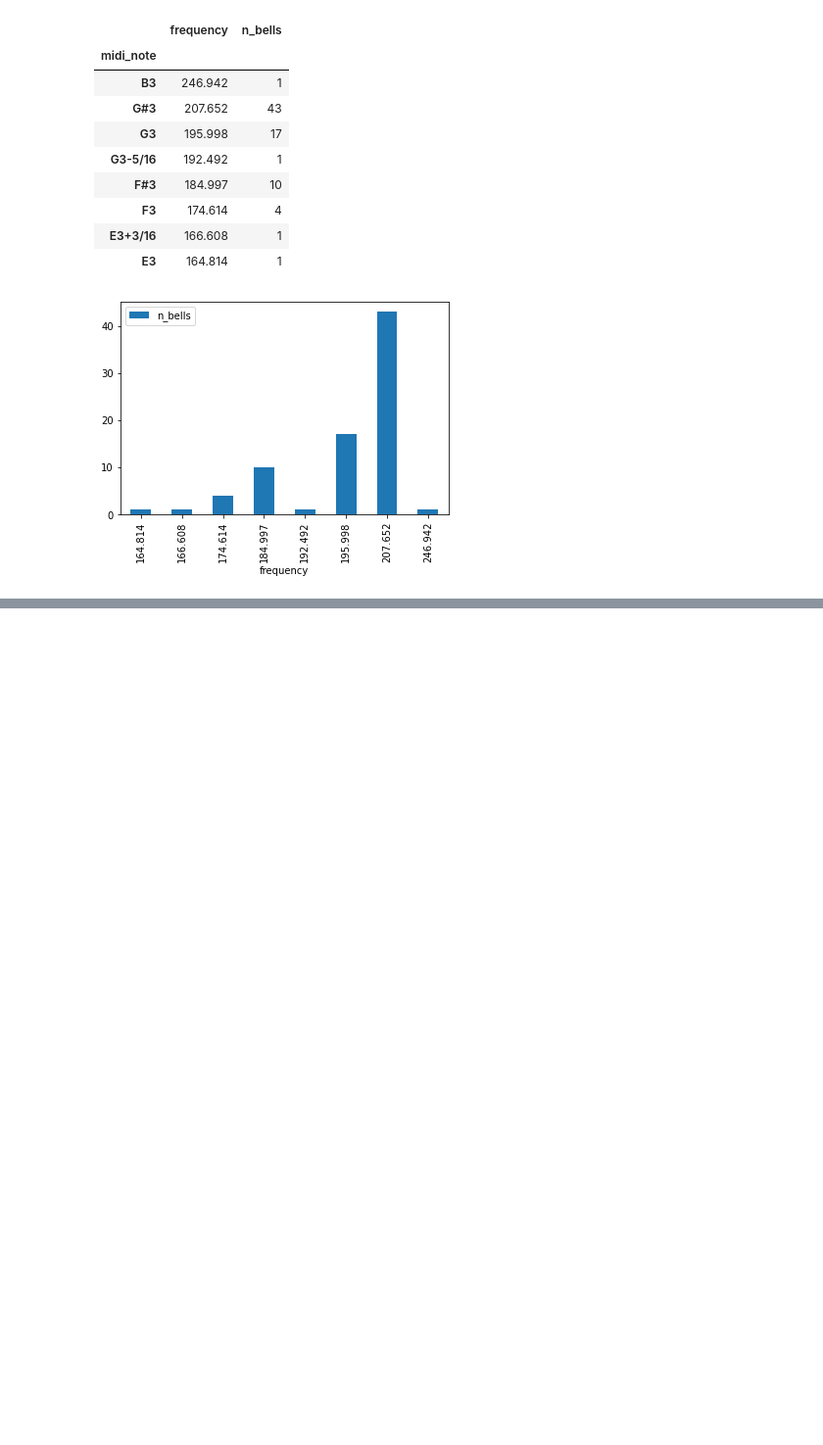
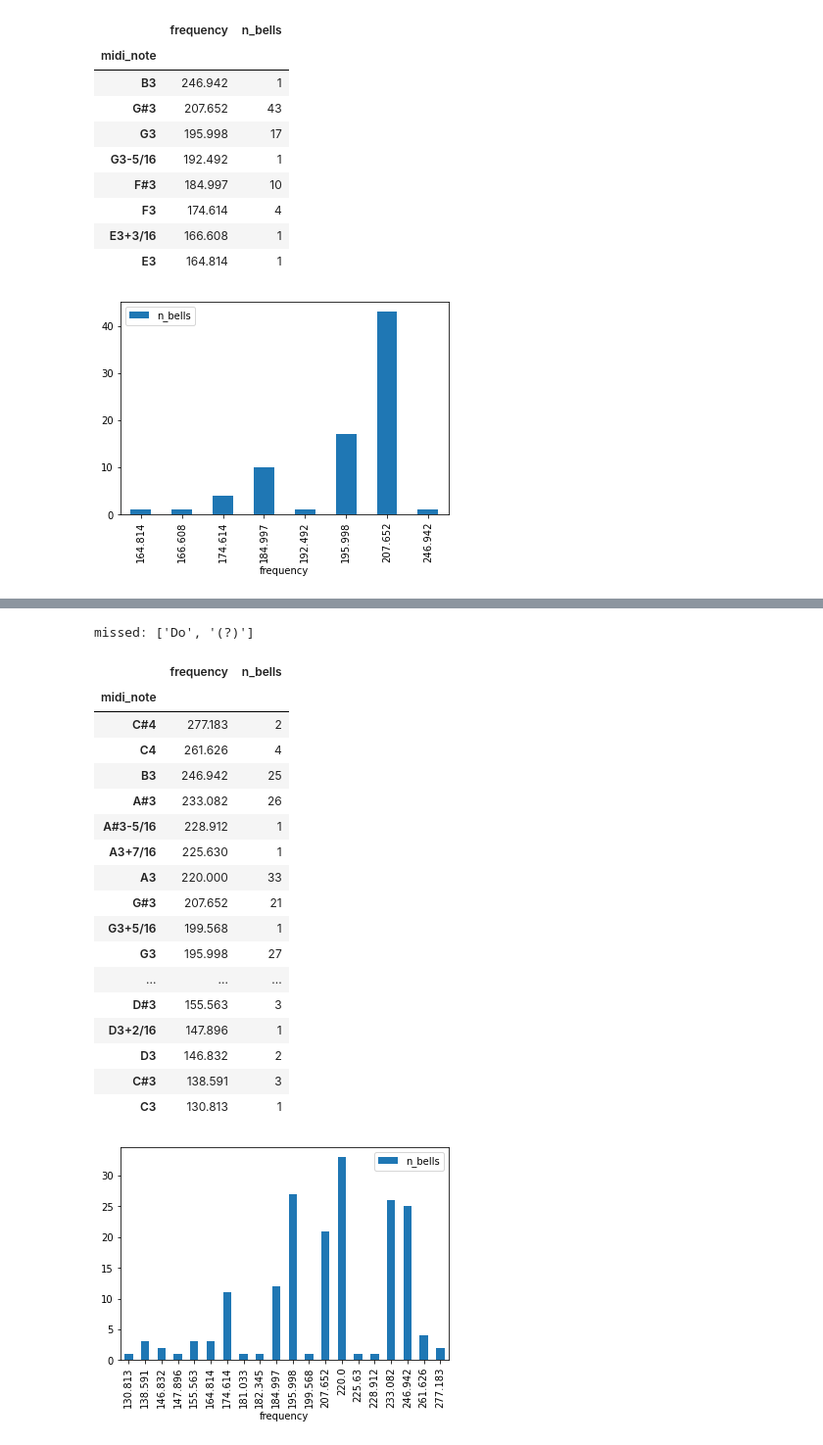
Before and after one commit to xflr6/notebooks, a Jupyter notebook: Bells.ipynb, the cells around one changed output, grey strips where cells are left out. Shown at 98% size. Cells and saved outputs as stored; diff of their text form; code cells hidden in the pictures; blank space fills up the shorter version.

```diff
--- a/Bells.ipynb
+++ b/Bells.ipynb
@@ -346,0 +489,23 @@ frequency_stats(ch[CH['note_col']], include_deltas=True).head(40)
+# %%
+frequency_stats(fr[FR['note_col']], french=True, include_deltas=True)
+# %% [output]
+missed: ['Do', '(?)']
+|  | frequency | n_bells |
+| midi_note |  |  |
+| C#4 | 277.183 | 2 |
+| C4 | 261.626 | 4 |
+| B3 | 246.942 | 25 |
+| A#3 | 233.082 | 26 |
+| A#3-5/16 | 228.912 | 1 |
+| A3+7/16 | 225.630 | 1 |
+| A3 | 220.000 | 33 |
+| G#3 | 207.652 | 21 |
+| G3+5/16 | 199.568 | 1 |
+| G3 | 195.998 | 27 |
+| ... | ... | ... |
+| D#3 | 155.563 | 3 |
+| D3+2/16 | 147.896 | 1 |
+| D3 | 146.832 | 2 |
+| C#3 | 138.591 | 3 |
+| C3 | 130.813 | 1 |
+[figure, added]
```
Also changed, not shown: parts of 10 cells of this notebook.
